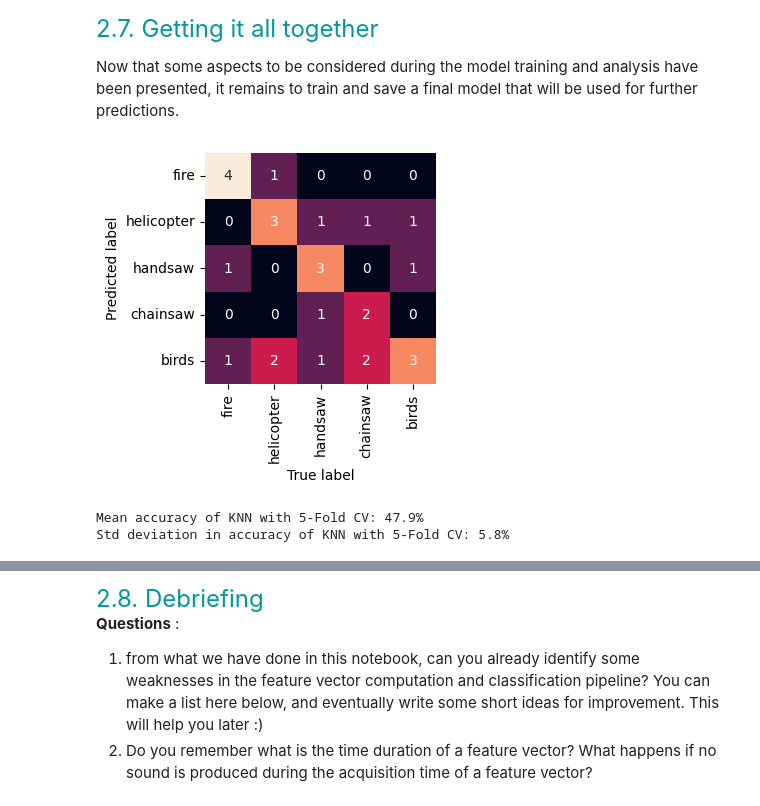
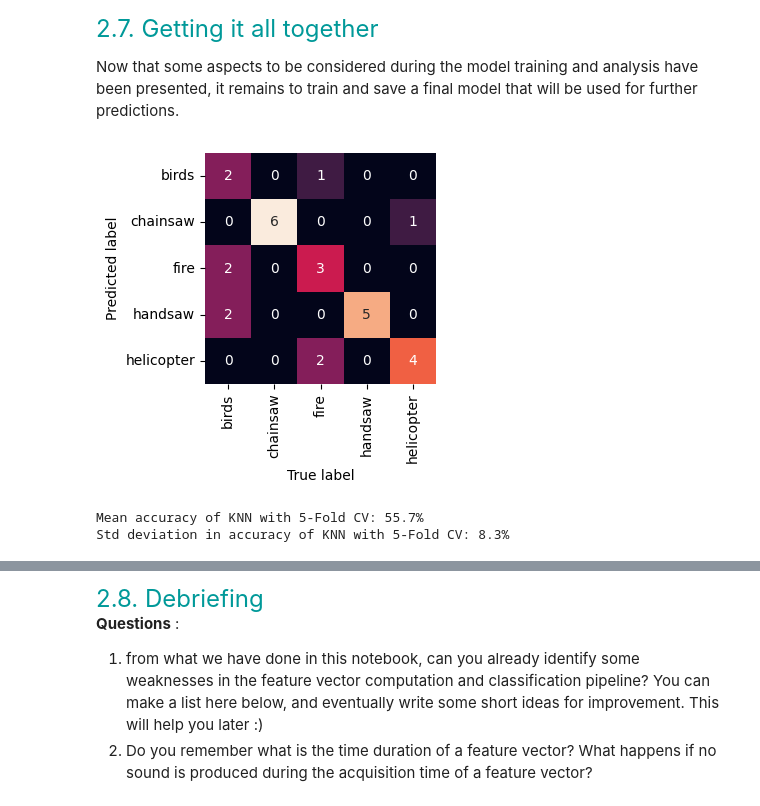
Before and after one commit to ZephyrinBarras/LELEC210X, a Jupyter notebook: classification/hands_on_classif2_audio.ipynb, the cells around one changed output, grey strips where cells are left out. Saved outputs shown, nothing was run; the diff lists cells and outputs as text; code cells hidden in the pictures.

```diff
--- a/classification/hands_on_classif2_audio.ipynb
+++ b/classification/hands_on_classif2_audio.ipynb
@@ -292,7 +290,7 @@ The simplest countermeasure we can think of is to normalise the feature vector (
 Play again with the ``dB_mismatch`` variable here below and observe its effect on the confusion matrix.
 # %%
 ### TO RUN
-dB_mismatch = 20 # Play with this value
+dB_mismatch = 0.1 # Play with this value
 
 X_learn_normalised = X_train[idx_learn]/ np.linalg.norm(X_train[idx_learn], axis=1, keepdims=True)
 model_knn = KNeighborsClassifier(n_neighbors=10, weights='distance')
@@ -620,7 +592,7 @@ Now that some aspects to be considered during the model training and analysis ha
 # [1] Create dataset of feature vectors and split it.
 # (optional) with data augmentation
 myds = Feature_vector_DS(dataset, Nft=512, nmel=20, duration=950, shift_pct=0.0)
-train_pct = 0.75
+train_pct = 0.70
 
 featveclen = len(myds["fire",0]) # number of items in a feature vector
 nitems = len(myds) # number of sounds in the dataset
@@ -649,8 +621,9 @@ X_train, X_test, y_train, y_test = train_test_split(X, y, test_size=0.3, stratif
 n_splits = 5
 kf = StratifiedKFold(n_splits=n_splits,shuffle=True)
 
-#model_knn = RandomForestClassifier()
-model_knn = KNeighborsClassifier(n_neighbors=5)
+n_trees = 100
+model_knn = RandomForestClassifier(n_trees)
+#model_knn = KNeighborsClassifier(n_neighbors=5)
 accuracy_knn = np.zeros((n_splits,))
 """abs = []
 result=[]
@@ -703,7 +676,7 @@ plt.legend()
 plt.show()"""
 
 #best pca = PCA(n_components=5,whiten=True)with n=7+1=8
-pca = PCA(n_components=8,whiten=True)
+pca = PCA(n_components=35,whiten=True)
 for k, idx in enumerate(kf.split(X_train,y_train)):
     (idx_learn, idx_val) = idx
 
@@ -712,33 +685,33 @@ for k, idx in enumerate(kf.split(X_train,y_train)):
     #print(len(X_learn_normalised))
     X_val_normalised = X_train[idx_val]/ np.linalg.norm(X_train[idx_val], axis=1, keepdims=True)
     #print(len(X_val_normalised))
     # [3] (optional) dimensionality reduction.
     n=8 # Number of principal components kept
 
     X_learn_reduced = pca.fit_transform(X_learn_normalised)
     X_val_reduced = pca.transform(X_val_normalised)
     pca.transform([X_val_normalised[0]])
     model_knn.fit(X_learn_reduced, y_train[idx_learn])
     prediction_knn = model_knn.predict(X_val_reduced)
     #print(len(prediction_knn))
     accuracy_knn[k] = accuracy(prediction_knn, y_train[idx_val])
 
 show_confusion_matrix(prediction_knn, y_train[idx_val], classnames)
 print('Mean accuracy of KNN with 5-Fold CV: {:.1f}%'.format(100*accuracy_knn.mean()))
 print('Std deviation in accuracy of KNN with 5-Fold CV: {:.1f}%'.format(100*accuracy_knn.std()))
 
 
 
 # [4] Model training and selection.
 
 
 # [5] Save the trained model, eventually the pca.
 filename = 'model.pickle'
 pickle.dump(model_knn, open(model_dir+filename, 'wb'))
 pickle.dump(pca, open(model_dir+"pca", 'wb'))
 
 # [6] Evaluate the model.
 # %% [output]
-[figure, old version]
+[figure, new version]
-Mean accuracy of KNN with 5-Fold CV: 47.9%
-Std deviation in accuracy of KNN with 5-Fold CV: 5.8%
+Mean accuracy of KNN with 5-Fold CV: 55.7%
+Std deviation in accuracy of KNN with 5-Fold CV: 8.3%
```
Also changed, not shown: parts of 16 cells of this notebook, 28 other files.
